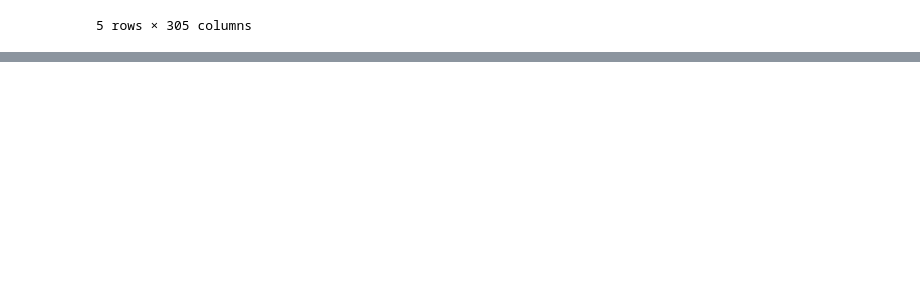
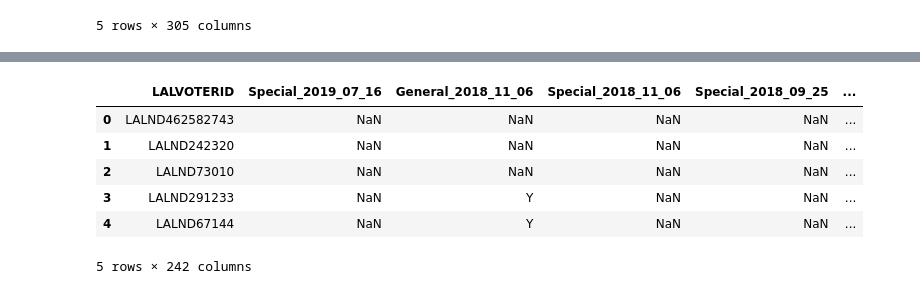
Before and after one commit to afnanhaq/political-data-builder, a Jupyter notebook: Extraction.ipynb, the cells around one changed output, grey strips where cells are left out. Cells and saved outputs as stored; diff of their text form; code cells hidden in the pictures; blank space fills up the shorter version.

```diff
--- a/Extraction.ipynb
+++ b/Extraction.ipynb
@@ -87,0 +157,10 @@ utah_vote_history.head(5)
+# %%
+north_dakota_vote_history.head(5)
+# %% [output]
+|  | LALVOTERID | Special_2019_07_16 | General_2018_11_06 | Special_2018_11_06 | Special_2018_09_25 | ... |
+| 0 | LALND462582743 | NaN | NaN | NaN | NaN | ... |
+| 1 | LALND242320 | NaN | NaN | NaN | NaN | ... |
+| 2 | LALND73010 | NaN | NaN | NaN | NaN | ... |
+| 3 | LALND291233 | NaN | Y | NaN | NaN | ... |
+| 4 | LALND67144 | NaN | Y | NaN | NaN | ... |
+5 rows × 242 columns
```
Also changed, not shown: parts of 4 cells of this notebook.
